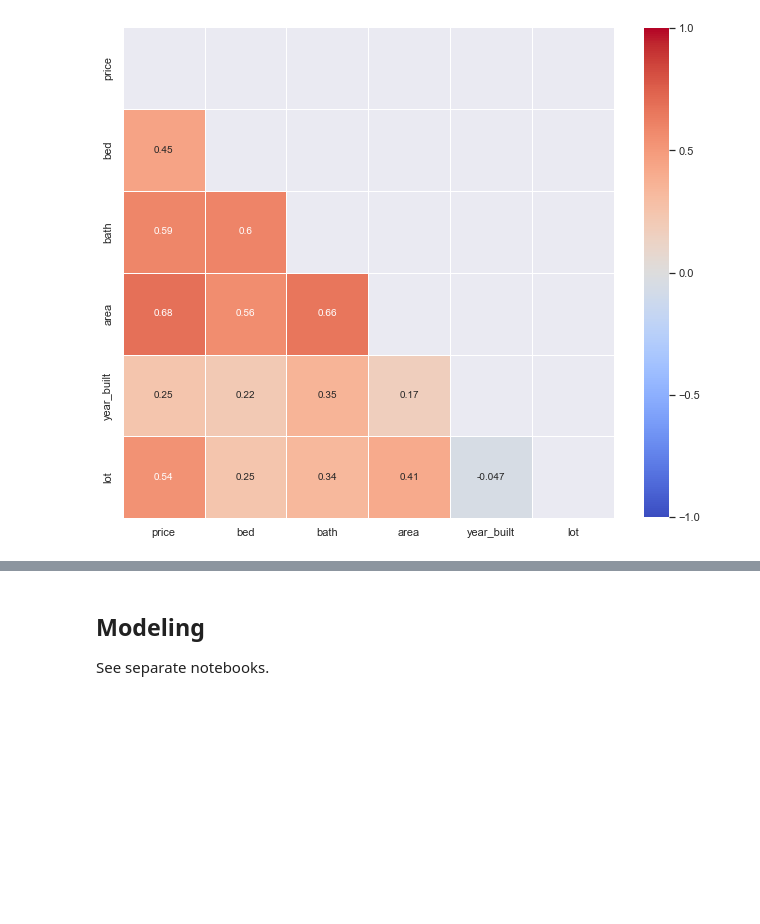
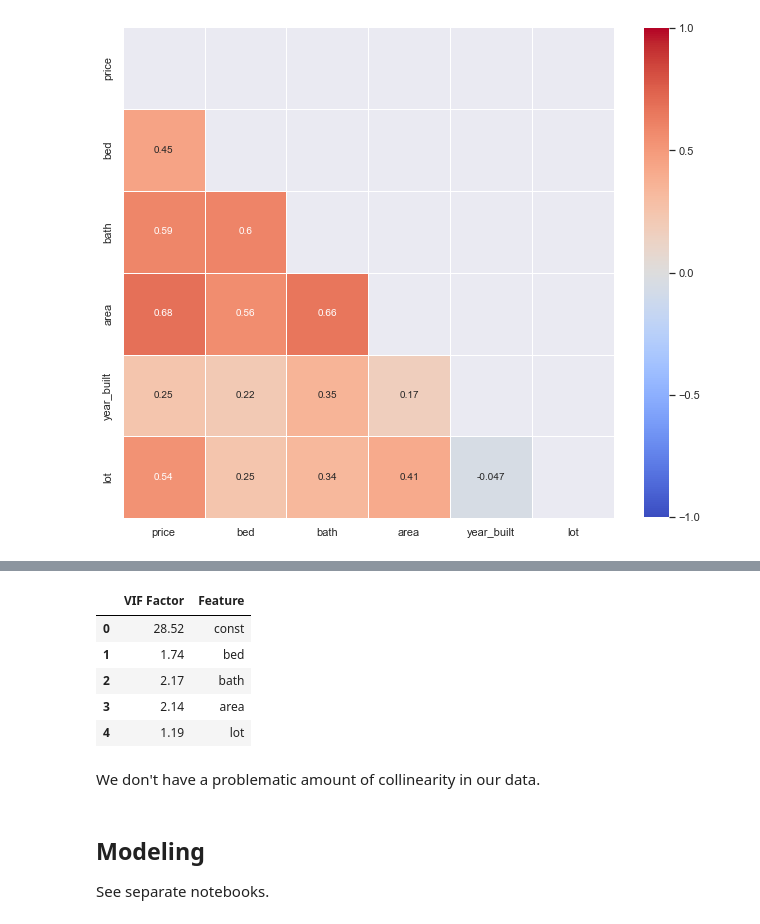
Before and after one commit to kirenz/regression, a Jupyter notebook: docs/case-duke-exploration.ipynb, the cells around one changed output, grey strips where cells are left out. Drawn from its saved outputs; the diff is of its cells as text; code cells hidden in the pictures; blank space fills up the shorter version.

```diff
--- a/docs/case-duke-exploration.ipynb
+++ b/docs/case-duke-exploration.ipynb
@@ -108,9 +111,9 @@ cooling       0
 parking       0
 lot           0
 dtype: int64
-# %%
-# Convert data types
-df['type'] = df['type'].astype("category")
-df['heating'] = df['heating'].astype("category")
-df['cooling'] = df['cooling'].astype("category")
-df['parking'] = df['parking'].astype("category")
+# %%
+# Convert data types
+categorical_list = ['type', 'heating', 'cooling', 'parking']
+
+for i in categorical_list:
+    df[i] = df[i].astype("category")
@@ -228,3 +259,23 @@ heatmap = sns.heatmap(corr_matrix,
+# %%
+# choose features and add constant
+features = add_constant(df[['bed', 'bath', 'area', 'lot']])
+# create empty DataFrame
+vif = pd.DataFrame()
+# calculate vif
+vif["VIF Factor"] = [variance_inflation_factor(features.values, i) for i in range(features.shape[1])]
+# add feature names
+vif["Feature"] = features.columns
+
+vif.round(2)
+# %% [output]
+|  | VIF Factor | Feature |
+| 0 | 28.52 | const |
+| 1 | 1.74 | bed |
+| 2 | 2.17 | bath |
+| 3 | 2.14 | area |
+| 4 | 1.19 | lot |
+# %% [markdown]
+We don't have a problematic amount of collinearity in our data.
 # %% [markdown]
 ## Modeling
 
```
Also changed, not shown: parts of 3 cells of this notebook, 48 other files.
